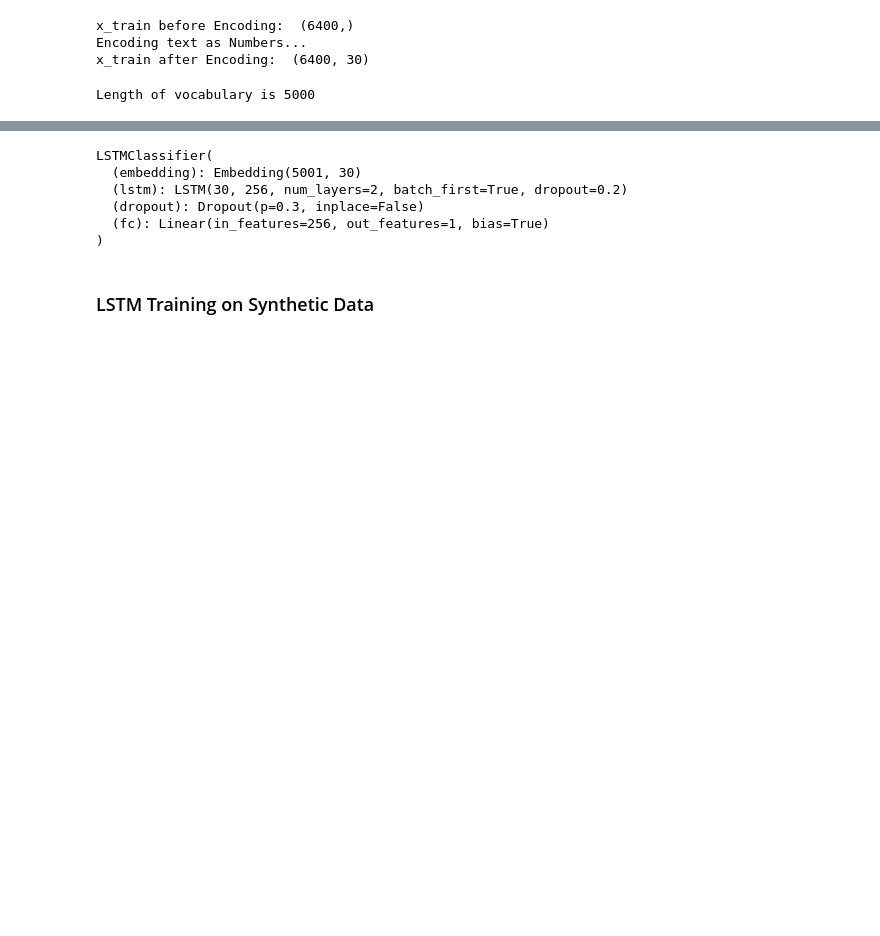
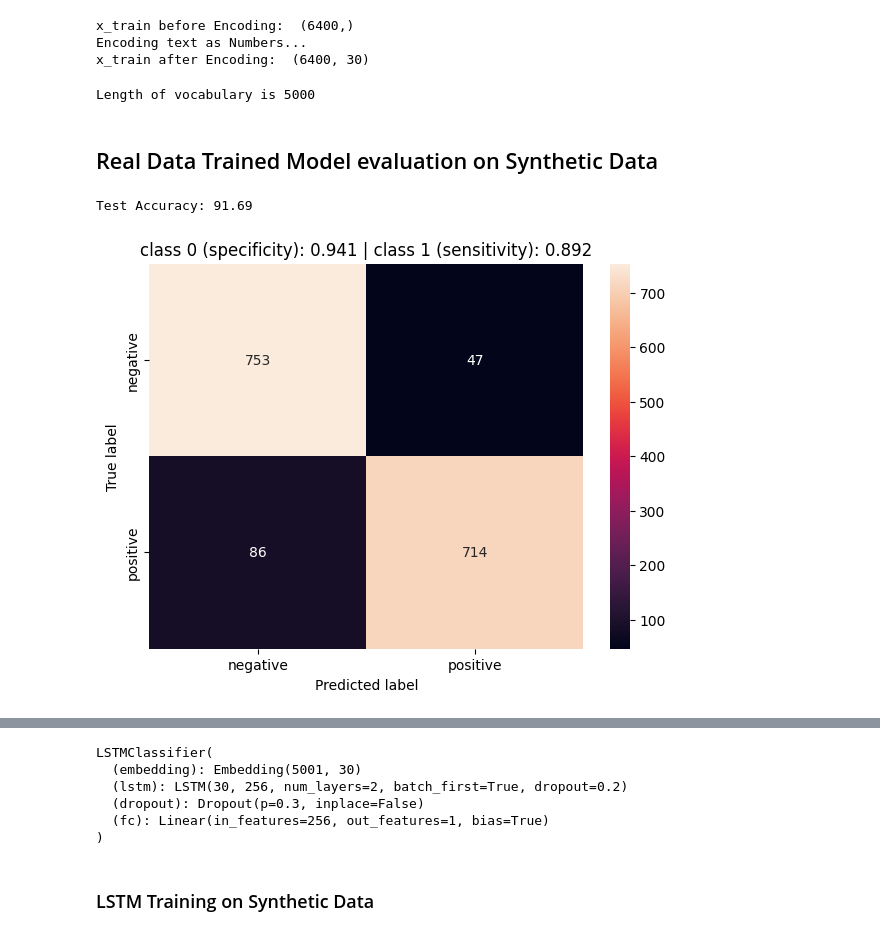
Before and after one commit to nogibjj/NLP_Final_Twiiter-Offense-Classification, a Jupyter notebook: 02_Codes/02_Models/Discriminative_Model.ipynb, the cells around one changed output, grey strips where cells are left out. Drawn from its saved outputs; the diff is of its cells as text; code cells hidden in the pictures; blank space fills up the shorter version.

```diff
--- a/02_Codes/02_Models/Discriminative_Model.ipynb
+++ b/02_Codes/02_Models/Discriminative_Model.ipynb
@@ -484,3 +492,61 @@ batch_size = 50
 # Shuffling the data and creating batches of data
 train_loader = DataLoader(train_data, shuffle=True, batch_size=batch_size)
 valid_loader = DataLoader(valid_data, shuffle=True, batch_size=batch_size)
+# %% [markdown]
+## Real Data Trained Model evaluation on Synthetic Data
+# %%
+nb_classes = 2
+conf_matrix = torch.zeros(nb_classes, nb_classes)
+y_predictions = np.array([])
+y_proba = np.array([])
+y_truths = np.array([])
+i = 0
+
+val_h = best_model.init_hidden(batch_size)
+val_acc = 0.0
+model.eval()
+with torch.no_grad():
+    for inputs, ytrue in valid_loader:
+        if inputs.shape[0] != 50:
+            break
+        val_h = tuple([each.data for each in val_h])
+
+        inputs, ytrue = inputs.to(device), ytrue.to(device)
+        y_truths = np.append(y_truths, ytrue.cpu().numpy())
+        ypred, val_h = best_model(inputs, val_h)
+        preds = (ypred > 0.5) * 1
+        y_predictions = np.append(y_predictions, preds.cpu().numpy())
+        accuracy = acc(ypred, ytrue)
+        val_acc += accuracy
+        if i == 0:
+            y_proba = ypred.cpu().numpy()
+        else:
+            y_proba = np.append(y_proba, ypred.cpu().numpy(), axis=0)
+        i += 1
+
+conf_matrix = confusion_matrix(y_truths, y_predictions)
+print("Test Accuracy: {:.2f}".format(val_acc * 100 / len(valid_loader.dataset)))
+# %% [output]
+Test Accuracy: 91.69
+# %%
+accs = np.diag(conf_matrix) / conf_matrix.sum(1)
+df_cm = pd.DataFrame(
+    conf_matrix,
+    index=[i for i in ["negative", "positive"]],
+    columns=[i for i in ["negative", "positive"]],
+)
+plt.figure(figsize=(7, 5))
+sns.heatmap(df_cm, annot=True, fmt="g")
+plt.ylabel("True label")
+plt.xlabel("Predicted label")
+plt.title(
+    "class 0 (specificity): {:0.3f} | class 1 (sensitivity): {:0.3f}".format(
+        accs[0], accs[1]
+    )
+)
+plt.savefig(
+    "../03_Outputs/Discriminative_Model_Performance/RealModel_SynData_ConfusionMatrix.png",
+    dpi=300,
+)
+# %% [output]
+[figure, added]
```
Also changed, not shown: parts of 16 cells of this notebook, 11 other files.
